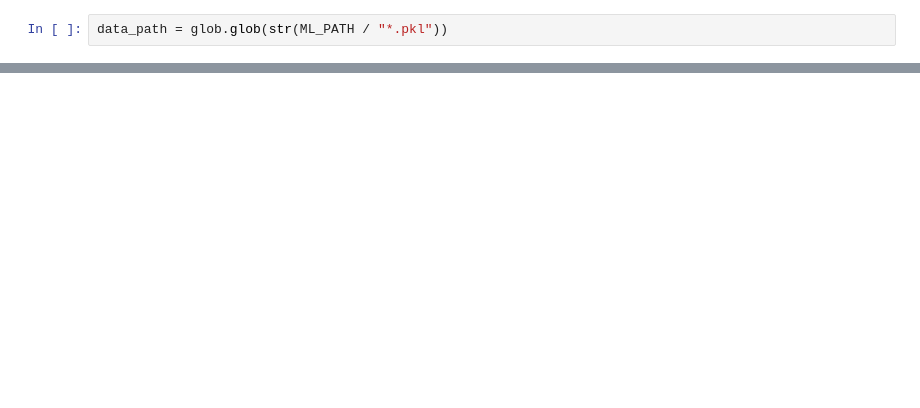
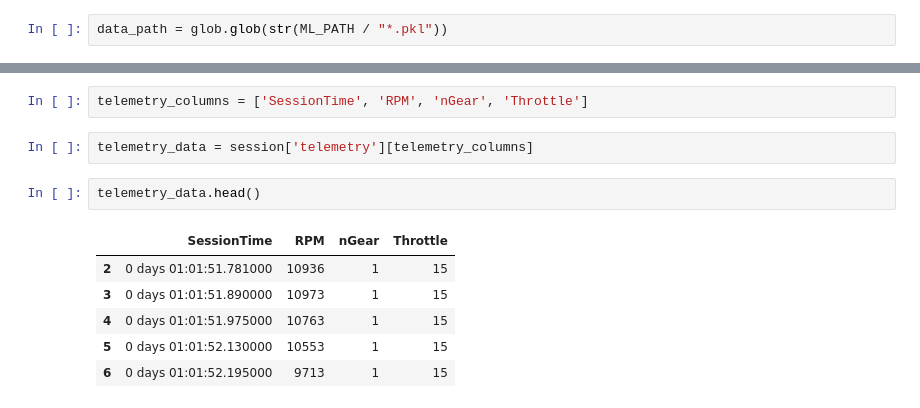
Before and after one commit to vicmcl/ml-laptime, a Jupyter notebook: ml_laptime/notebook/train.ipynb, the cells around one changed output, grey strips where cells are left out. Saved outputs shown, nothing was run; the diff lists cells and outputs as text; blank space fills up the shorter version.

```diff
--- a/ml_laptime/notebook/train.ipynb
+++ b/ml_laptime/notebook/train.ipynb
@@ -47,0 +63,13 @@ dict_keys(['laps', 'weather', 'telemetry'])
+# %%
+telemetry_columns = ['SessionTime', 'RPM', 'nGear', 'Throttle']
+# %%
+telemetry_data = session['telemetry'][telemetry_columns]
+# %%
+telemetry_data.head()
+# %% [output]
+|  | SessionTime | RPM | nGear | Throttle |
+| 2 | 0 days 01:01:51.781000 | 10936 | 1 | 15 |
+| 3 | 0 days 01:01:51.890000 | 10973 | 1 | 15 |
+| 4 | 0 days 01:01:51.975000 | 10763 | 1 | 15 |
+| 5 | 0 days 01:01:52.130000 | 10553 | 1 | 15 |
+| 6 | 0 days 01:01:52.195000 | 9713 | 1 | 15 |
```
Also changed, not shown: parts of 19 cells of this notebook.
